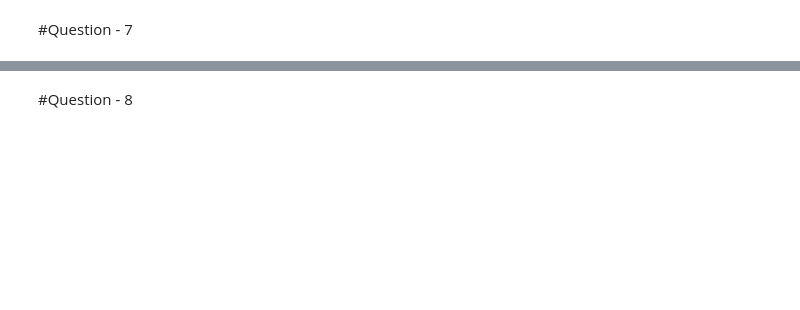
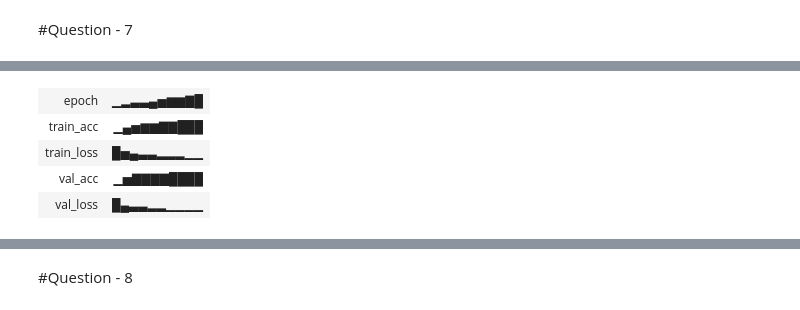
Before and after one commit to viinod9/DA6401_MA23M026_A1, a Jupyter notebook: MA23M026_Assignment1.ipynb, the cells around one changed output, grey strips where cells are left out. Saved outputs shown, nothing was run; the diff lists cells and outputs as text; code cells hidden in the pictures; blank space fills up the shorter version.

```diff
--- a/MA23M026_Assignment1.ipynb
+++ b/MA23M026_Assignment1.ipynb
@@ -790,0 +699,77 @@ Epoch 10: Train Acc=0.8883, Train Loss=0.0307, Val Acc=0.8792, Val Loss=0.0337
+# %%
+import wandb
+import numpy as np
+import seaborn as sns
+import matplotlib.pyplot as plt
+from sklearn.metrics import confusion_matrix
+import pandas as pd
+
+def plot_confusion_matrix(y_true, y_pred, config_name, class_names):
+    """Logs an interactive confusion matrix to WandB."""
+    cm = confusion_matrix(y_true, y_pred)
+
+    # Log interactive Confusion Matrix
+    wandb.log({
+        f"Confusion Matrix - {config_name}": wandb.plot.confusion_matrix(
+            probs=None,
+            y_true=y_true,
+            preds=y_pred,
+            class_names=class_names
+        )
+    })
+
+
+def evaluate_best_configs(best_configs):
+    x_train, y_train, x_val, y_val, x_test, y_test = Data_Preprocess()
+    y_test_labels = np.argmax(y_test, axis=1)
+
+    class_names = ['Ankle boot', 'Bag', 'Coat', 'Dress', 'Pullover', 'Sandal', 'Shirt', 'Sneaker', 'T-shirt/top', 'Trouser']
+
+    for config in best_configs:
+        wandb.init(project="Vinod_Assignment1_Question7_A", name=f"Confusion_Matrix_{config['name']}", reinit=True)
+
+        if config['optimizer'] == 'rmsprop':
+            trained_weights = RMS_Opt(config['learning_rate'], x_train, y_train, x_val, y_val, config['epochs'], config['activation'], config['num_layers'], config['hidden_size'], config['weight_init'], config['batch_size'], 28*28, 10)
+        elif config['optimizer'] == 'adam':
+            trained_weights = Adam_Opt(config['learning_rate'], x_train, y_train, x_val, y_val, config['epochs'], config['activation'], config['num_layers'], config['hidden_size'], config['weight_init'], config['batch_size'], 28*28, 10)
+        else:
+            raise ValueError(f"Unsupported optimizer: {config['optimizer']}")
+
+        y_pred_probs, _ = Forward_Propogation(x_test, trained_weights, config['num_layers'], config['activation'])
+        y_pred_labels = np.argmax(y_pred_probs, axis=1)
+
+        # Log interactive confusion matrix
+        plot_confusion_matrix(y_test_labels, y_pred_labels, config['name'], class_names)
+
+        wandb.finish()
+
+
+if __name__ == "__main__":
+    best_configs = [
+    {
+        'name': 'Best_Config_1',
+        'epochs': 10,
+        'num_layers': 5,
+        'hidden_size': 128,
+        'learning_rate': 0.001,
+        'batch_size': 64,
+        'optimizer': 'adam',
+        'weight_decay': 0.5,
+        'weight_init': 'xavier',
+        'activation': 'tanh'
+    },
+    {
+        'name': 'Best_Config_2',
+        'epochs': 10,
+        'num_layers': 4,
+        'hidden_size': 64,
+        'learning_rate': 0.001,
+        'batch_size': 16,
+        'optimizer': 'adam',
+        'weight_decay': 0.0005,
+        'weight_init': 'xavier',
+        'activation': 'relu'
+    }
+]
+evaluate_best_configs(best_configs)
+# %% [output]
@@ -790,0 +793,5 @@ Epoch 10: Train Acc=0.8883, Train Loss=0.0307, Val Acc=0.8792, Val Loss=0.0337
+| epoch | ▁▂▃▃▄▅▆▆▇█ |
+| train_acc | ▁▄▅▆▆▇▇███ |
+| train_loss | █▅▄▃▃▂▂▂▁▁ |
+| val_acc | ▁▅▇▇▇▇████ |
+| val_loss | █▄▃▃▂▂▁▁▁▁ |
```
Also changed, not shown: parts of 18 cells of this notebook.
